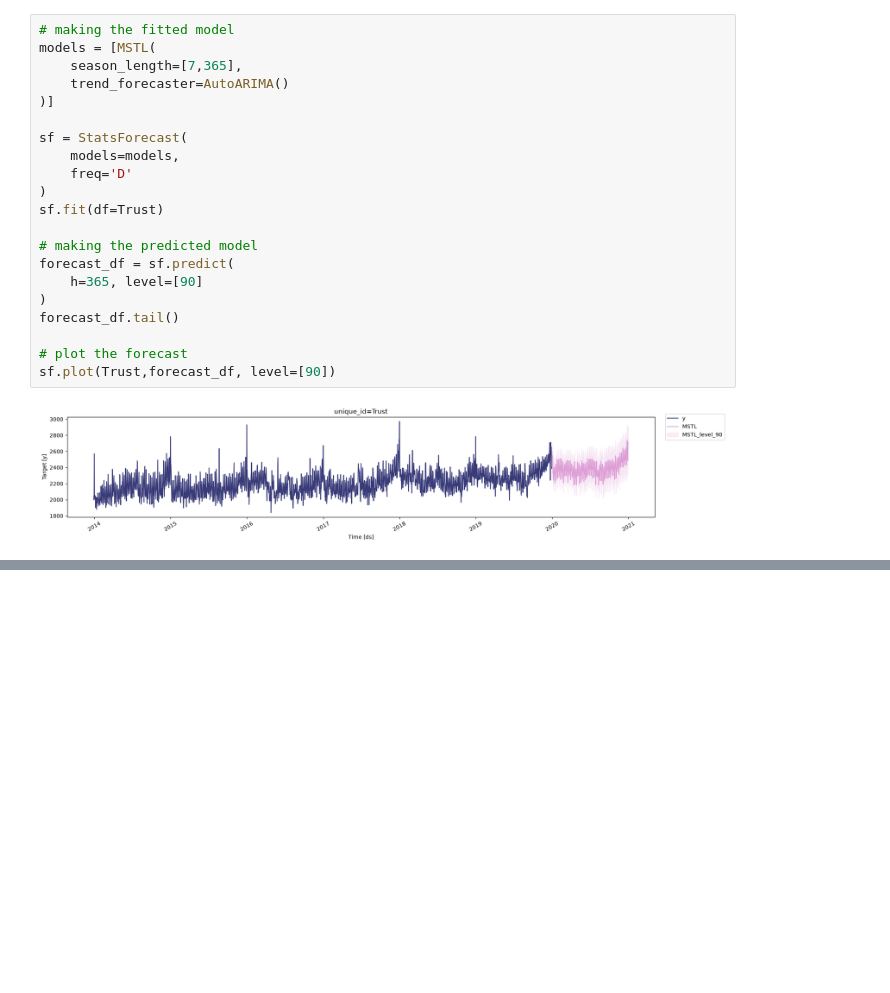
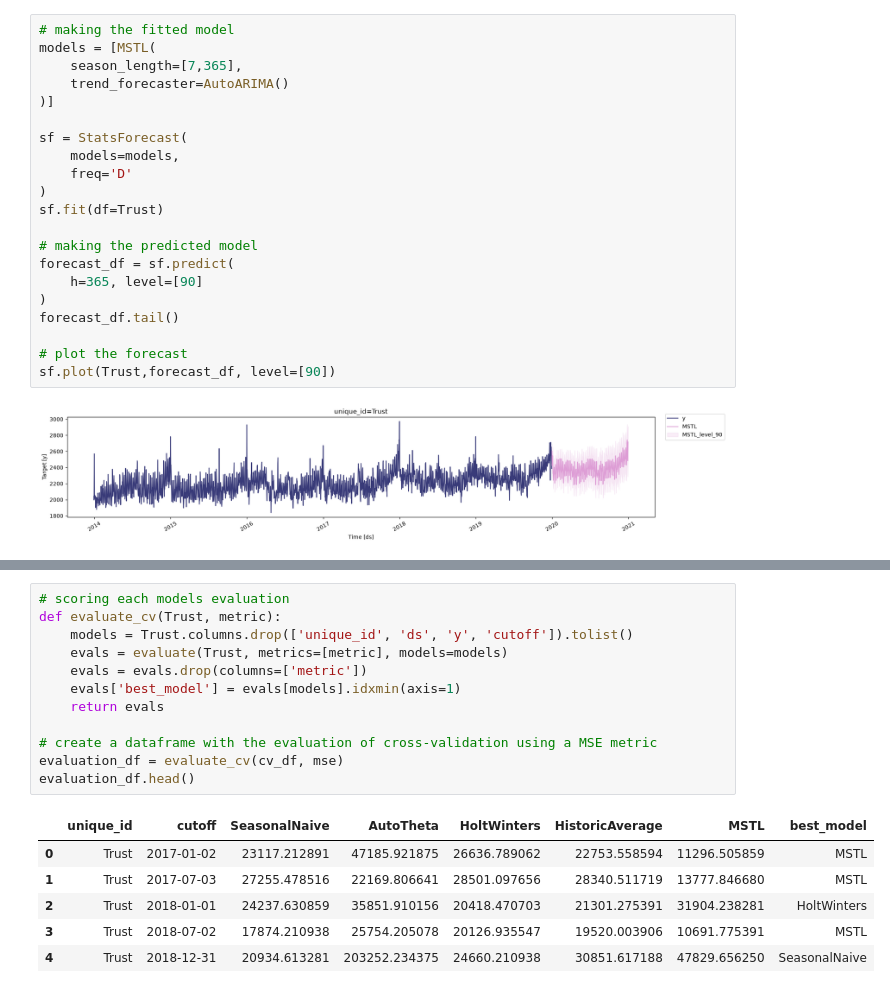
Before and after one commit to ambmodels/ambforecast-intern, a Jupyter notebook: statsforecast_ambulanceresponse.ipynb, the cells around one changed output, grey strips where cells are left out. Cells and saved outputs as stored; diff of their text form; blank space fills up the shorter version.

```diff
--- a/statsforecast_ambulanceresponse.ipynb
+++ b/statsforecast_ambulanceresponse.ipynb
@@ -48,0 +105,19 @@ sf.plot(Trust,forecast_df, level=[90])
+# %%
+# scoring each models evaluation
+def evaluate_cv(Trust, metric):
+    models = Trust.columns.drop(['unique_id', 'ds', 'y', 'cutoff']).tolist()
+    evals = evaluate(Trust, metrics=[metric], models=models)
+    evals = evals.drop(columns=['metric'])
+    evals['best_model'] = evals[models].idxmin(axis=1)
+    return evals
+
+# create a dataframe with the evaluation of cross-validation using a MSE metric
+evaluation_df = evaluate_cv(cv_df, mse)
+evaluation_df.head()
+# %% [output]
+|  | unique_id | cutoff | SeasonalNaive | AutoTheta | HoltWinters | HistoricAverage | MSTL | best_model |
+| 0 | Trust | 2017-01-02 | 23117.212891 | 47185.921875 | 26636.789062 | 22753.558594 | 11296.505859 | MSTL |
+| 1 | Trust | 2017-07-03 | 27255.478516 | 22169.806641 | 28501.097656 | 28340.511719 | 13777.846680 | MSTL |
+| 2 | Trust | 2018-01-01 | 24237.630859 | 35851.910156 | 20418.470703 | 21301.275391 | 31904.238281 | HoltWinters |
+| 3 | Trust | 2018-07-02 | 17874.210938 | 25754.205078 | 20126.935547 | 19520.003906 | 10691.775391 | MSTL |
+| 4 | Trust | 2018-12-31 | 20934.613281 | 203252.234375 | 24660.210938 | 30851.617188 | 47829.656250 | SeasonalNaive |
```
Also changed, not shown: parts of 5 cells of this notebook.
